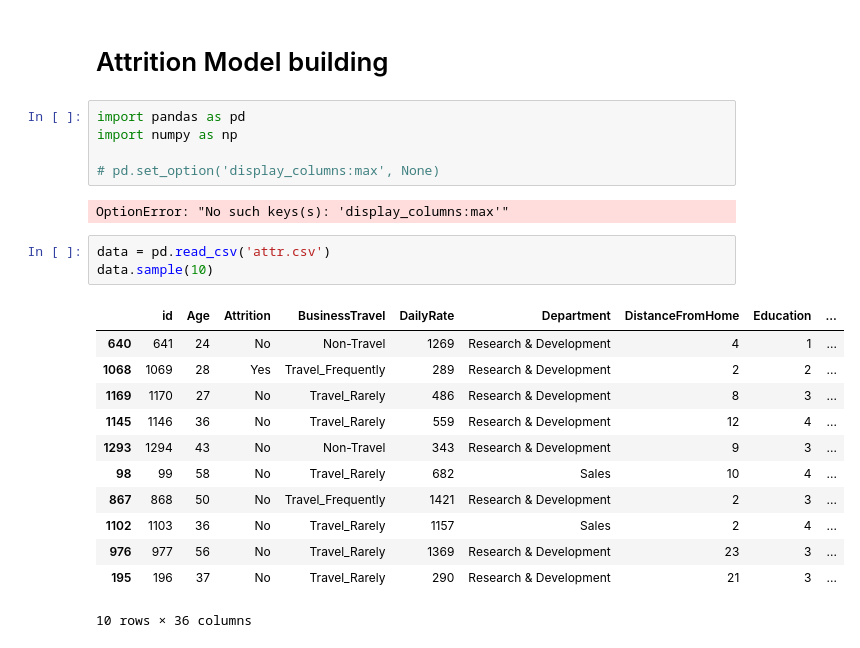
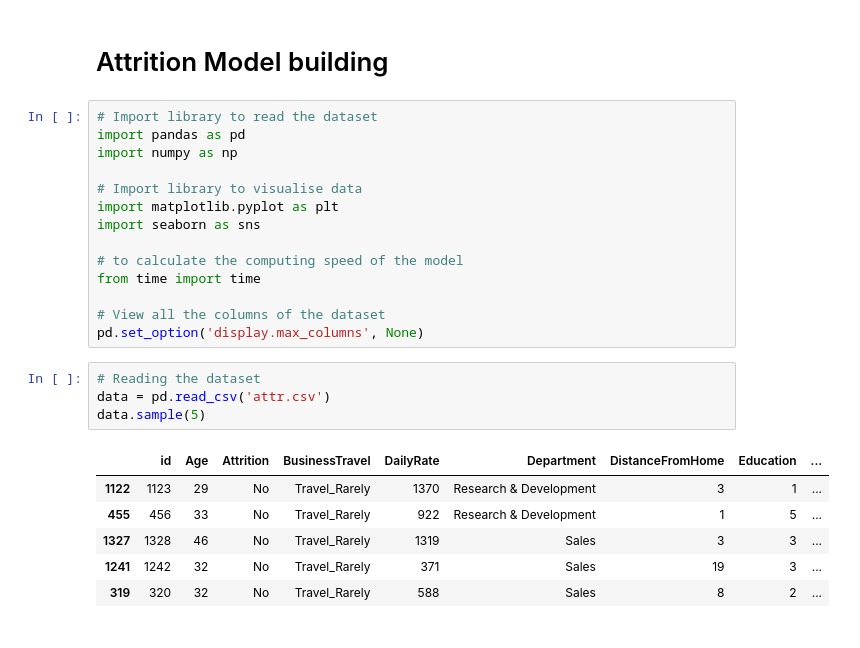
Before and after one commit to iamunik/Employee-Attrition, a Jupyter notebook: Machine Learning/Attrition model.ipynb, the cells around one changed output. Saved outputs shown, nothing was run; the diff lists cells and outputs as text.

```diff
--- a/Machine Learning/Attrition model.ipynb
+++ b/Machine Learning/Attrition model.ipynb
@@ -1,26 +1,28 @@
 # %% [markdown]
 # Attrition Model building
 # %%
+# Import library to read the dataset
 import pandas as pd
 import numpy as np
 
-# pd.set_option('display_columns:max', None)
+# Import library to visualise data
+import matplotlib.pyplot as plt
+import seaborn as sns
+
+# to calculate the computing speed of the model
+from time import time
+
+# View all the columns of the dataset
+pd.set_option('display.max_columns', None)
-# %% [output]
-OptionError: "No such keys(s): 'display_columns:max'"
 # %%
+# Reading the dataset
 data = pd.read_csv('attr.csv')
-data.sample(10)
+data.sample(5)
 # %% [output]
 |  | id | Age | Attrition | BusinessTravel | DailyRate | Department | DistanceFromHome | Education | ... |
-| 640 | 641 | 24 | No | Non-Travel | 1269 | Research & Development | 4 | 1 | ... |
-| 1068 | 1069 | 28 | Yes | Travel_Frequently | 289 | Research & Development | 2 | 2 | ... |
-| 1169 | 1170 | 27 | No | Travel_Rarely | 486 | Research & Development | 8 | 3 | ... |
-| 1145 | 1146 | 36 | No | Travel_Rarely | 559 | Research & Development | 12 | 4 | ... |
-| 1293 | 1294 | 43 | No | Non-Travel | 343 | Research & Development | 9 | 3 | ... |
-| 98 | 99 | 58 | No | Travel_Rarely | 682 | Sales | 10 | 4 | ... |
-| 867 | 868 | 50 | No | Travel_Frequently | 1421 | Research & Development | 2 | 3 | ... |
-| 1102 | 1103 | 36 | No | Travel_Rarely | 1157 | Sales | 2 | 4 | ... |
-| 976 | 977 | 56 | No | Travel_Rarely | 1369 | Research & Development | 23 | 3 | ... |
-| 195 | 196 | 37 | No | Travel_Rarely | 290 | Research & Development | 21 | 3 | ... |
+| 1122 | 1123 | 29 | No | Travel_Rarely | 1370 | Research & Development | 3 | 1 | ... |
+| 455 | 456 | 33 | No | Travel_Rarely | 922 | Research & Development | 1 | 5 | ... |
+| 1327 | 1328 | 46 | No | Travel_Rarely | 1319 | Sales | 3 | 3 | ... |
+| 1241 | 1242 | 32 | No | Travel_Rarely | 371 | Sales | 19 | 3 | ... |
+| 319 | 320 | 32 | No | Travel_Rarely | 588 | Sales | 8 | 2 | ... |
-10 rows × 36 columns
 # %%
```
Also changed, not shown: parts of 36 cells of this notebook.
